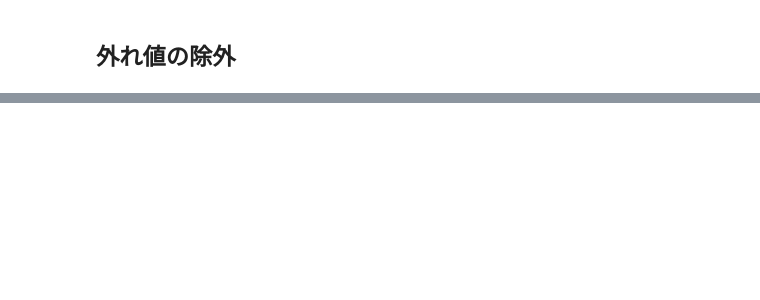
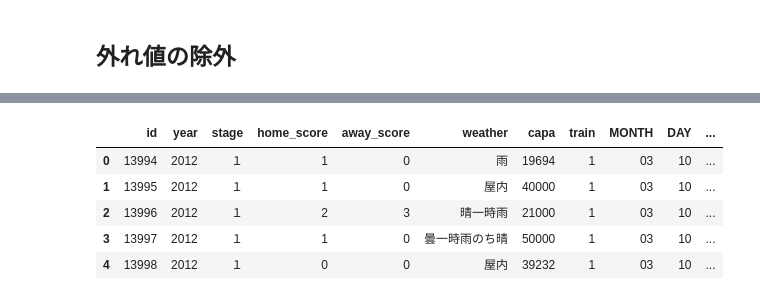
Before and after one commit to Katsuya56/neec-AI, a Jupyter notebook: show.ipynb, the cells around one changed output, grey strips where cells are left out. Cells and saved outputs as stored; diff of their text form; code cells hidden in the pictures; blank space fills up the shorter version.

```diff
--- a/show.ipynb
+++ b/show.ipynb
@@ -77,3 +102,7 @@ train["capa_rate"] = train.apply(lambda x: x["y"] / x["capa"], axis=1)
 # %%
-train["WEEK"] = train["gameday"].apply(lambda x: x[x.find("(")+1:x.find("(")+2])
-datas = pd.get_dummies(train, columns=["WEEK"], drop_first=True)
+datas["MONTH"] = datas["gameday"].apply(lambda x: x[0:2])
+datas["DAY"] = datas["gameday"].apply(lambda x: x[3:5])
+datas["WEEK"] = datas["gameday"].apply(
+    lambda x: x[x.find("(")+1:x.find("(")+2])
+datas = pd.get_dummies(datas, columns=["WEEK"], drop_first=True)
+datas = datas.drop("gameday", axis=1)
@@ -80,7 +111,8 @@ datas = pd.get_dummies(train, columns=["WEEK"], drop_first=True)
 # %%
-train["stage"] = train["stage"].apply(lambda x: x[1])
-
-train["match_num"] = train["match"].apply(lambda x: int(re.findall(r'\d+', x)[0]))
-train["match_day"] = train["match"].apply(lambda x: int(re.findall(r'\d+', x)[1]))
+datas["stage"] = datas["stage"].apply(lambda x: x[1])
+datas["match_num"] = datas["match"].apply(
+    lambda x: int(re.findall(r'\d+', x)[0]))
+datas["match_day"] = datas["match"].apply(
+    lambda x: int(re.findall(r'\d+', x)[1]))
 datas = datas.drop("match", axis=1)
 # %% [markdown]
@@ -96,0 +150,9 @@ ValueError: not enough values to unpack (expected 2, got 0)
+# %%
+datas.head()
+# %% [output]
+|  | id | year | stage | home_score | away_score | weather | capa | train | MONTH | DAY | ... |
+| 0 | 13994 | 2012 | １ | 1 | 0 | 雨 | 19694 | 1 | 03 | 10 | ... |
+| 1 | 13995 | 2012 | １ | 1 | 0 | 屋内 | 40000 | 1 | 03 | 10 | ... |
+| 2 | 13996 | 2012 | １ | 2 | 3 | 晴一時雨 | 21000 | 1 | 03 | 10 | ... |
+| 3 | 13997 | 2012 | １ | 1 | 0 | 曇一時雨のち晴 | 50000 | 1 | 03 | 10 | ... |
+| 4 | 13998 | 2012 | １ | 0 | 0 | 屋内 | 39232 | 1 | 03 | 10 | ... |
```
Also changed, not shown: parts of 30 cells of this notebook, 10 other files.
